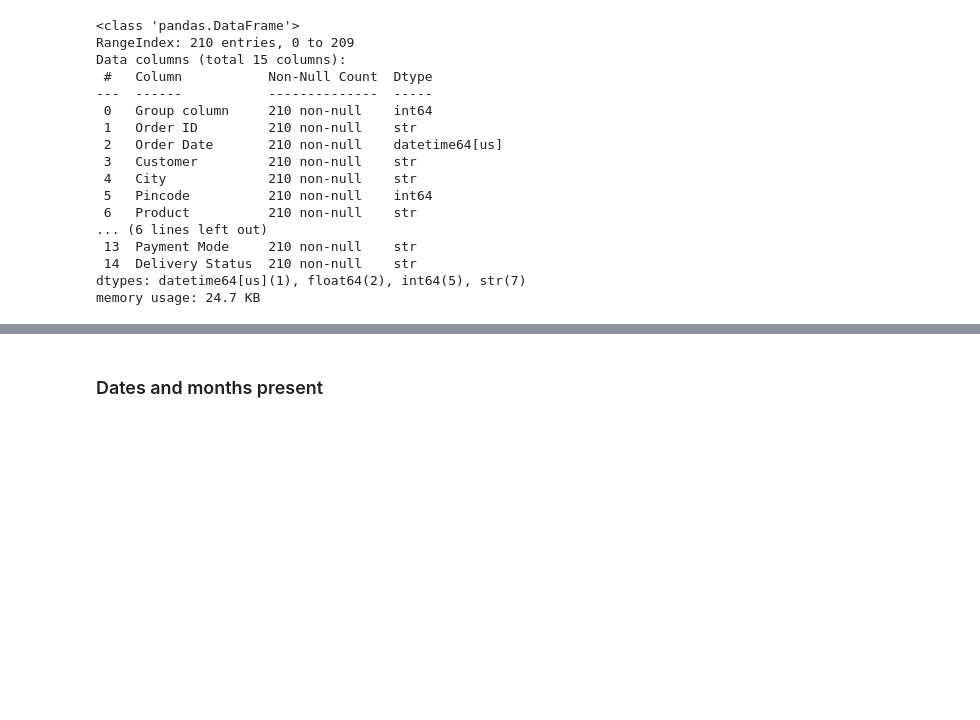
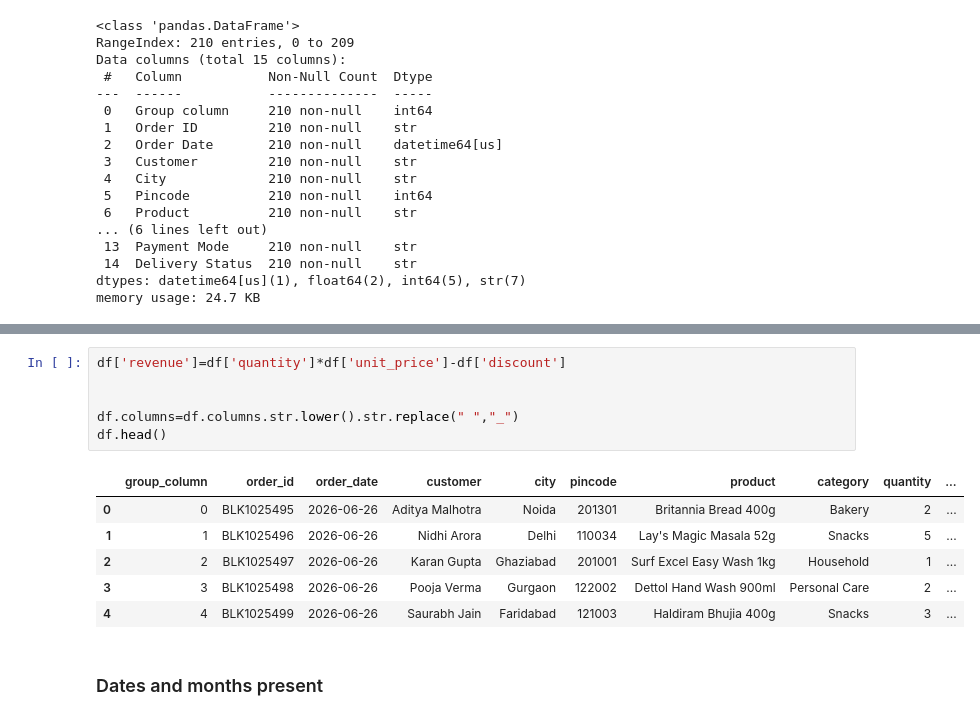
Before and after one commit to AditiShah-data/Data_analysis_scikit-learn, a Jupyter notebook: Python.ipynb, the cells around one changed output, grey strips where cells are left out. Cells and saved outputs as stored; diff of their text form; blank space fills up the shorter version.

```diff
--- a/Python.ipynb
+++ b/Python.ipynb
@@ -75,6 +75,19 @@ df.head()
 | 2 | 2 | BLK1025497 | 2026-06-26 | Karan Gupta | Ghaziabad | 201001 | Surf Excel Easy Wash 1kg | Household | 1 | ... |
 | 3 | 3 | BLK1025498 | 2026-06-26 | Pooja Verma | Gurgaon | 122002 | Dettol Hand Wash 900ml | Personal Care | 2 | ... |
 | 4 | 4 | BLK1025499 | 2026-06-26 | Saurabh Jain | Faridabad | 121003 | Haldiram Bhujia 400g | Snacks | 3 | ... |
+# %%
+df['revenue']=df['quantity']*df['unit_price']-df['discount']
+
+
+df.columns=df.columns.str.lower().str.replace(" ","_")
+df.head()
+# %% [output]
+|  | group_column | order_id | order_date | customer | city | pincode | product | category | quantity | ... |
+| 0 | 0 | BLK1025495 | 2026-06-26 | Aditya Malhotra | Noida | 201301 | Britannia Bread 400g | Bakery | 2 | ... |
+| 1 | 1 | BLK1025496 | 2026-06-26 | Nidhi Arora | Delhi | 110034 | Lay's Magic Masala 52g | Snacks | 5 | ... |
+| 2 | 2 | BLK1025497 | 2026-06-26 | Karan Gupta | Ghaziabad | 201001 | Surf Excel Easy Wash 1kg | Household | 1 | ... |
+| 3 | 3 | BLK1025498 | 2026-06-26 | Pooja Verma | Gurgaon | 122002 | Dettol Hand Wash 900ml | Personal Care | 2 | ... |
+| 4 | 4 | BLK1025499 | 2026-06-26 | Saurabh Jain | Faridabad | 121003 | Haldiram Bhujia 400g | Snacks | 3 | ... |
 # %% [markdown]
 ### Dates and months present
 # %%
```
Also changed, not shown: parts of 23 cells of this notebook.
